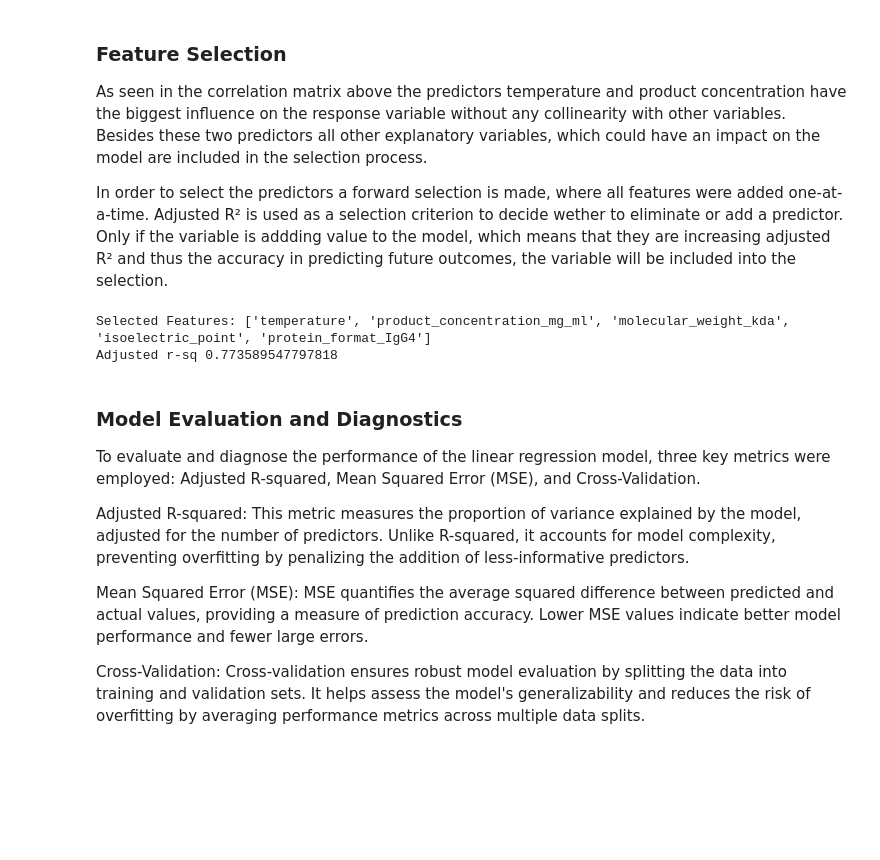
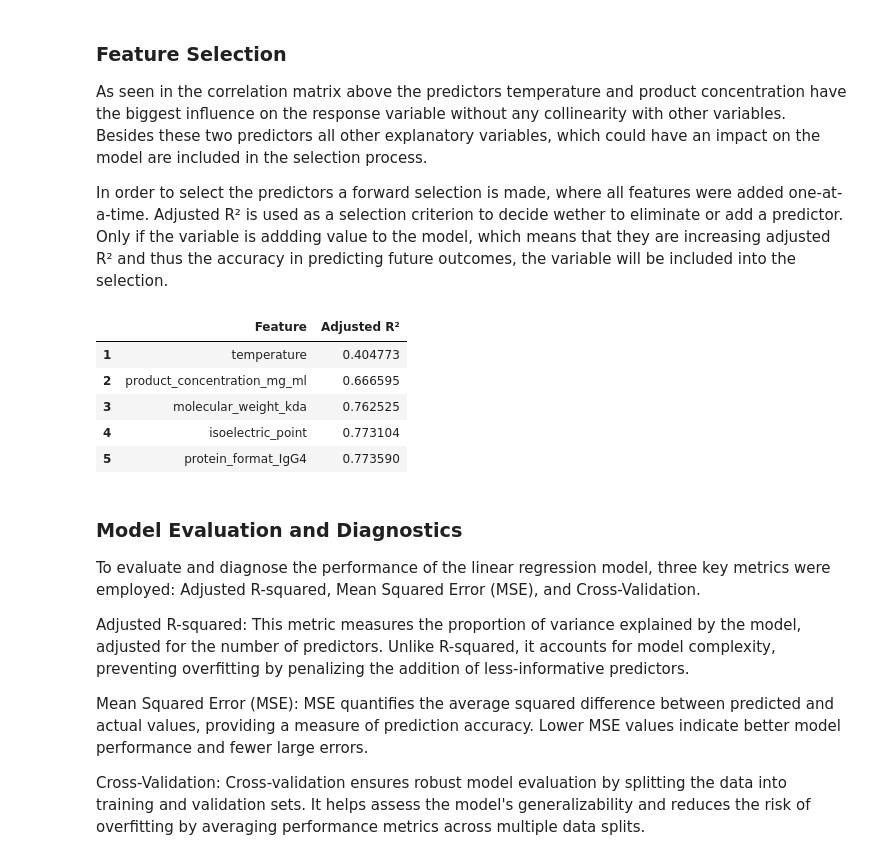
Before and after one commit to hempelt/project, a Jupyter notebook: reports/report.ipynb, the cells around one changed output. Cells and saved outputs as stored; diff of their text form; code cells hidden in the pictures; blank space fills up the shorter version.

```diff
--- a/reports/report.ipynb
+++ b/reports/report.ipynb
@@ -328,49 +328,64 @@ As seen in the correlation matrix above the predictors temperature and product c
 In order to select the predictors a forward selection is made, where all features were added one-at-a-time. Adjusted R² is used as a selection criterion to decide wether to eliminate or add a predictor. Only if the variable is addding value to the model, which means that they are increasing adjusted R² and thus the accuracy in predicting future outcomes, the variable will be included into the selection.
 # %%
 def adjusted_r2(model, X, y):
-    #Calculates the adjusted R²-value
+    # Calculates the adjusted R²-value
     n = len(y)
     p = X.shape[1]
     r2 = model.score(X, y)
     return 1 - (1 - r2) * (n - 1) / (n - p - 1)
 
 def forward_selection(X, y):
-    #Run through forward selection based on the adjusted R²
+    # Run through forward selection based on the adjusted R²
     selected_features = []
     remaining_features = list(X.columns)
     best_adjusted_r2 = -np.inf
     final_model = None
 
+    results = []  # List to store results for the DataFrame
+
+    step = 0
     while remaining_features:
         adjusted_r2_scores = {}
         for feature in remaining_features:
             current_features = selected_features + [feature]
             X_subset = X[current_features]
             model = LinearRegression()
             model.fit(X_subset, y)
             adj_r2 = adjusted_r2(model, X_subset, y)
             adjusted_r2_scores[feature] = adj_r2
 
         # Add best feature
         best_feature = max(adjusted_r2_scores, key=adjusted_r2_scores.get)
         if adjusted_r2_scores[best_feature] > best_adjusted_r2:
             best_adjusted_r2 = adjusted_r2_scores[best_feature]
             selected_features.append(best_feature)
             remaining_features.remove(best_feature)
             final_model = LinearRegression().fit(X[selected_features], y)
+            step += 1
+
+            # Add to results list
+            results.append({'Feature': best_feature, 'Adjusted R²': best_adjusted_r2})
+
         else:
             break
 
-    return selected_features, best_adjusted_r2, final_model
+    # Convert results to DataFrame
+    results_df = pd.DataFrame(results)
+    return selected_features, best_adjusted_r2, final_model, results_df
 
-# Apply forward Selection on train data
-selected_features, best_adj_r2, final_model = forward_selection(X_train_scaled, y_train)
+# Beispielanwendung:
+selected_features, best_adj_r2, final_model, results_df = forward_selection(X_train_scaled, y_train)
 
-print("Selected Features:", selected_features)
-print("Adjusted r-sq", best_adj_r2)
+results_df.rename_axis("Step")
+results_df.index += 1
+results_df
 # %% [output]
-Selected Features: ['temperature', 'product_concentration_mg_ml', 'molecular_weight_kda', 'isoelectric_point', 'protein_format_IgG4']
-Adjusted r-sq 0.773589547797818
+|  | Feature | Adjusted R² |
+| 1 | temperature | 0.404773 |
+| 2 | product_concentration_mg_ml | 0.666595 |
+| 3 | molecular_weight_kda | 0.762525 |
+| 4 | isoelectric_point | 0.773104 |
+| 5 | protein_format_IgG4 | 0.773590 |
 # %% [markdown]
 ### Model Evaluation and Diagnostics
 
```
Also changed, not shown: parts of 7 cells of this notebook.
